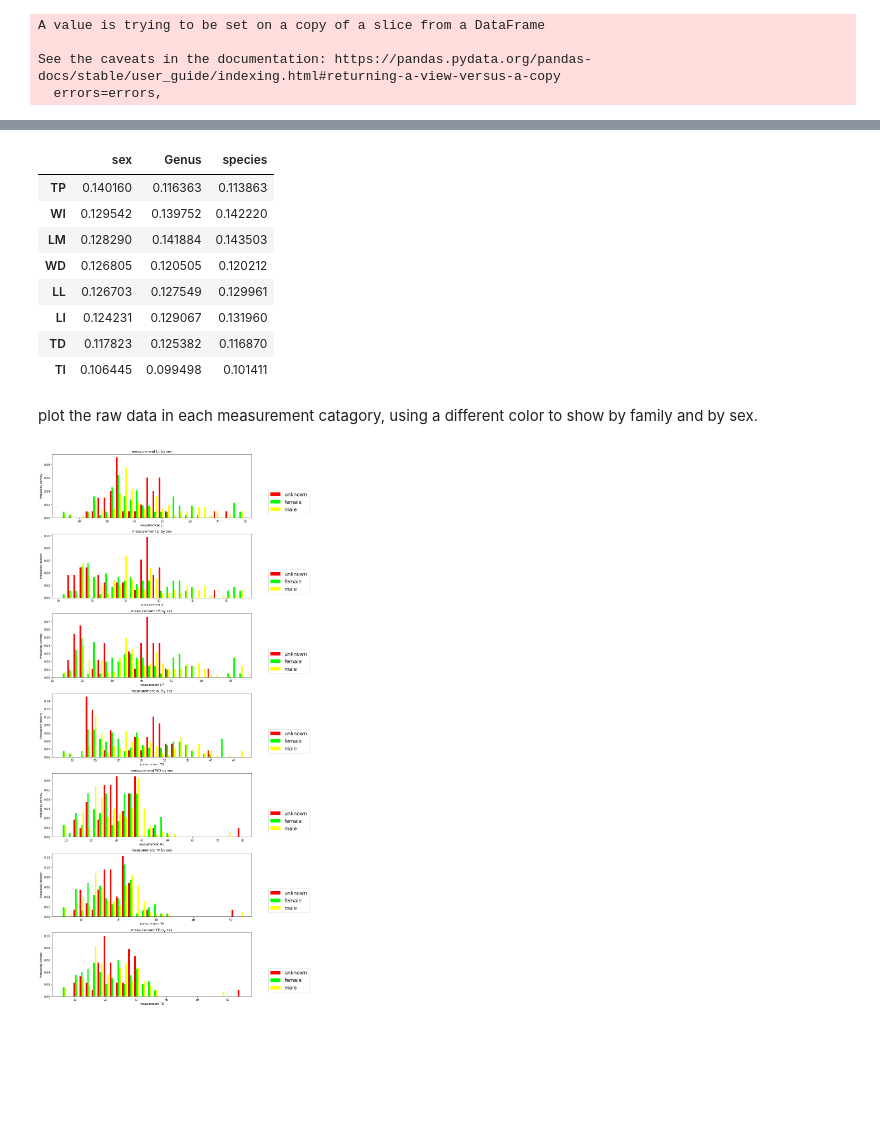
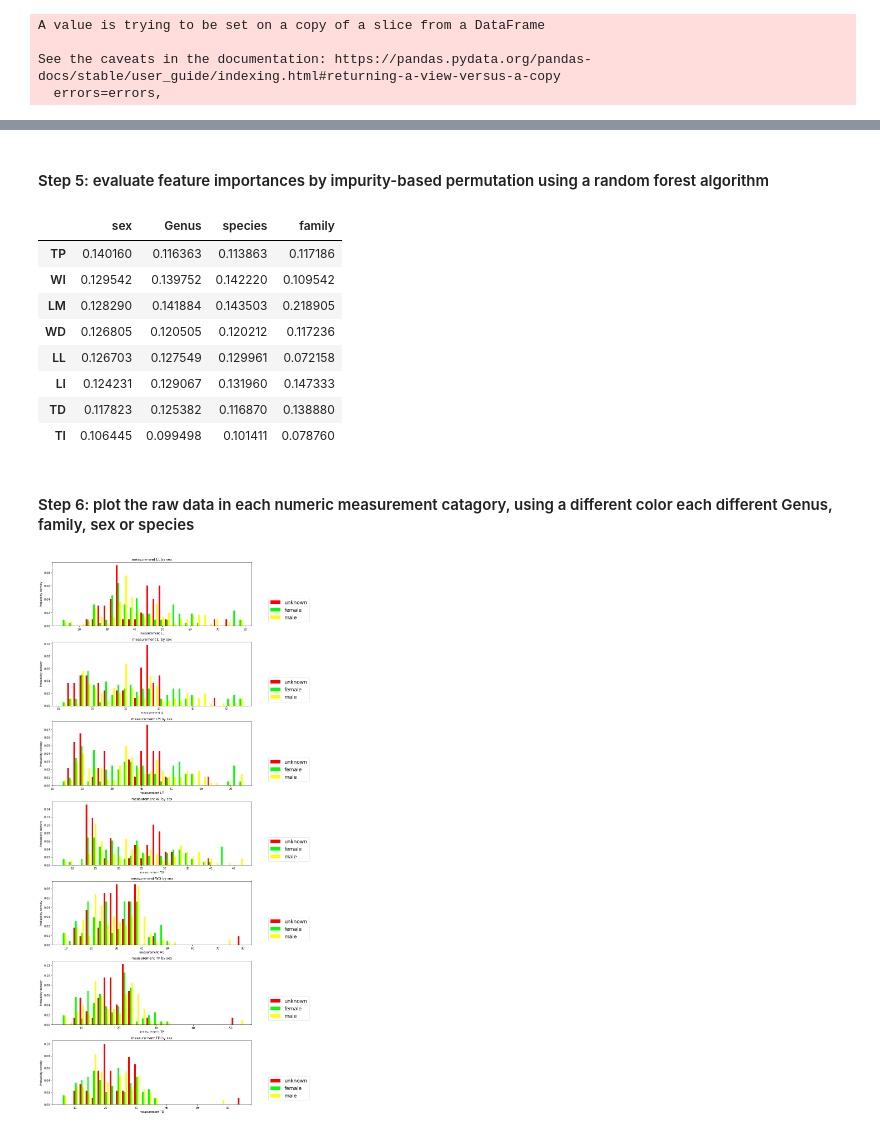
Before and after one commit to achilnos/Artiodactyla-Project, a Jupyter notebook: Artiodactyla clustering analysis.ipynb, the cells around one changed output, grey strips where cells are left out. Saved outputs shown, nothing was run; the diff lists cells and outputs as text; code cells hidden in the pictures; blank space fills up the shorter version.

```diff
--- a/Artiodactyla clustering analysis.ipynb
+++ b/Artiodactyla clustering analysis.ipynb
@@ -35,7 +80,7 @@ df = pd.read_csv('Data_for_Nick.csv',
                         'species': object,
                         'sub-species': object,
                         'sex': object,
-                        'Unnamed: 6': object,
+                        'family': object,
                         'LL': np.float64,
                         'LI': np.float64,
                         'LM': np.float64,
@@ -163,3 +176,8 @@ df_lengths_genus = df_lengths.assign(Genus=df['Genus'])
+# %%
+#lengths_comparisons versus family
+df_lengths_family = df_lengths.assign(family=df['family'])
+# %% [markdown]
+#### Step 5: evaluate feature importances by impurity-based permutation using a random forest algorithm
 # %%
 def feature_importance(data, target, xlim):
     filled = data.dropna()
@@ -175,26 +194,27 @@ def feature_importance(data, target, xlim):
 # %%
 #Feature imporatance to prediction using a random forest model
 s1 = feature_importance(df_lengths_sex.dropna(), 'sex', 8)
 s2 = feature_importance(df_lengths_genus.dropna(), 'Genus', 8)
 s3 = feature_importance(df_lengths_species.dropna(), 'species', 8)
+s4 = feature_importance(df_lengths_family.dropna(), 'family', 8)
 
-df_ = pd.concat([s1, s2, s3], axis=1)
-df_.columns = ['sex', 'Genus', 'species']
+df_ = pd.concat([s1, s2, s3, s4], axis=1)
+df_.columns = ['sex', 'Genus', 'species', 'family']
 df_
 # %% [output]
-|  | sex | Genus | species |
-| TP | 0.140160 | 0.116363 | 0.113863 |
-| WI | 0.129542 | 0.139752 | 0.142220 |
-| LM | 0.128290 | 0.141884 | 0.143503 |
-| WD | 0.126805 | 0.120505 | 0.120212 |
-| LL | 0.126703 | 0.127549 | 0.129961 |
-| LI | 0.124231 | 0.129067 | 0.131960 |
-| TD | 0.117823 | 0.125382 | 0.116870 |
-| TI | 0.106445 | 0.099498 | 0.101411 |
+|  | sex | Genus | species | family |
+| TP | 0.140160 | 0.116363 | 0.113863 | 0.117186 |
+| WI | 0.129542 | 0.139752 | 0.142220 | 0.109542 |
+| LM | 0.128290 | 0.141884 | 0.143503 | 0.218905 |
+| WD | 0.126805 | 0.120505 | 0.120212 | 0.117236 |
+| LL | 0.126703 | 0.127549 | 0.129961 | 0.072158 |
+| LI | 0.124231 | 0.129067 | 0.131960 | 0.147333 |
+| TD | 0.117823 | 0.125382 | 0.116870 | 0.138880 |
+| TI | 0.106445 | 0.099498 | 0.101411 | 0.078760 |
 # %%
 #save feature importance to send to Win
 df_.to_csv('feature importance.csv')
 #correlation only works for the numeric features
 df.corr().to_csv('measurement correlation.csv')
 # %% [markdown]
-plot the raw data in each measurement catagory, using a different color to show by family and by sex.
+#### Step 6: plot the raw data in each numeric measurement catagory, using a different color each different Genus, family, sex or species
```
Also changed, not shown: parts of 60 cells of this notebook.
